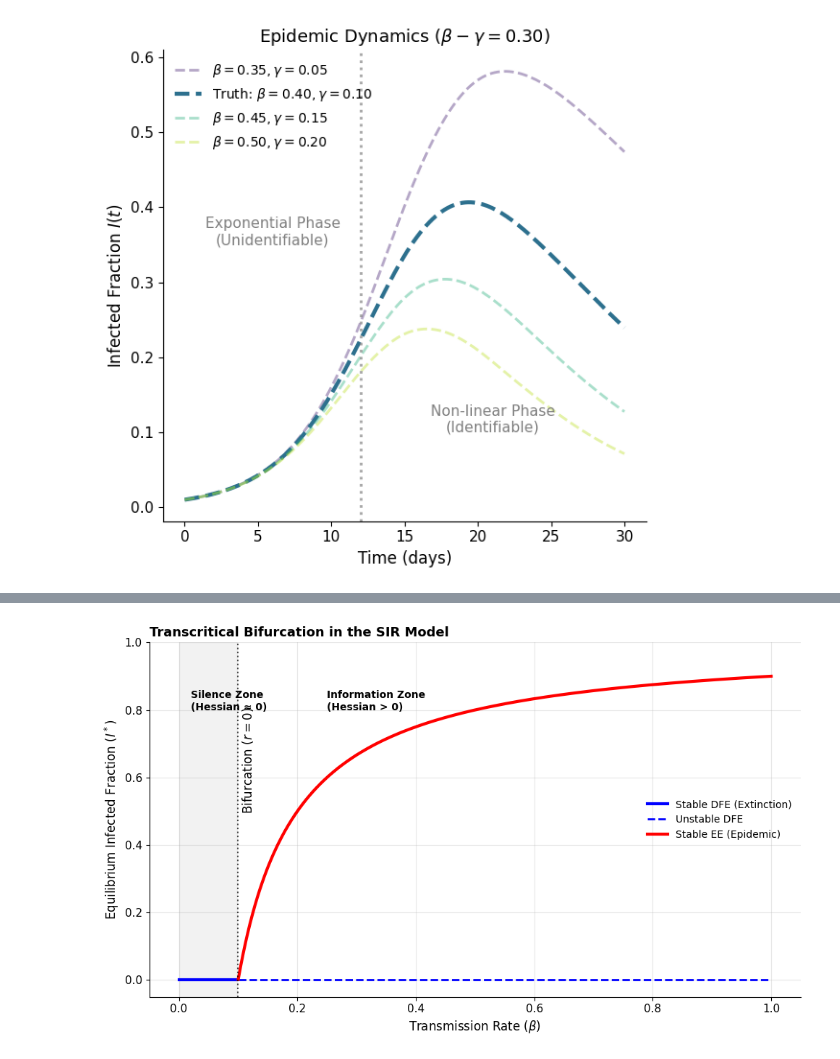
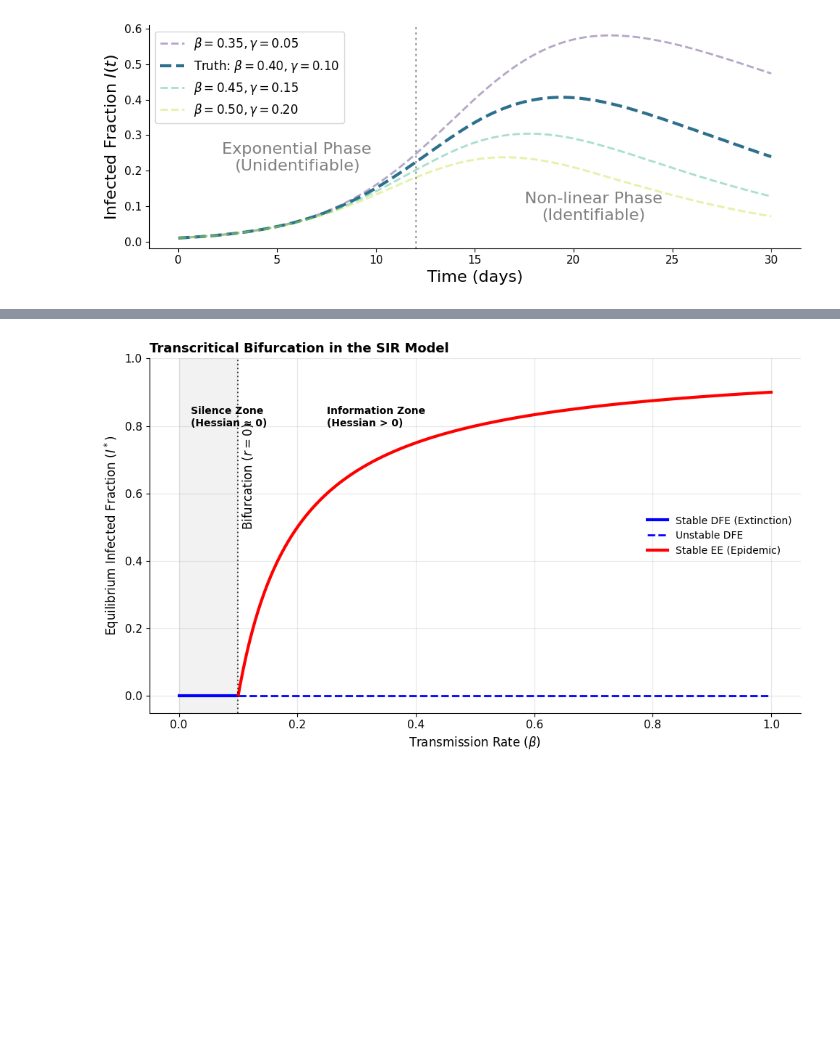
Before and after one commit to dletoneiva/cepi_pinn, a Jupyter notebook: nature_paper_with_storytelling_20260224.ipynb, the cells around one changed output, grey strips where cells are left out. Saved outputs shown, nothing was run; the diff lists cells and outputs as text; code cells hidden in the pictures; blank space fills up the shorter version.

```diff
--- a/nature_paper_with_storytelling_20260224.ipynb
+++ b/nature_paper_with_storytelling_20260224.ipynb
@@ -39,14 +39,14 @@ from scipy.integrate import solve_ivp
 plt.rcParams.update({
     'font.family': 'sans-serif',
     'font.sans-serif': ['Arial', 'Helvetica', 'DejaVu Sans'],
-    'font.size': 12,
-    'axes.labelsize': 12,
+    'font.size': 14,
+    'axes.labelsize': 16,
     'axes.titlesize': 13,
     'axes.spines.top': False,
     'axes.spines.right': False,
     'xtick.labelsize': 11,
     'ytick.labelsize': 11,
-    'legend.fontsize': 10,
+    'legend.fontsize': 12, # Increased legend font size
     'figure.dpi': 300
 })
 
@@ -64,7 +64,7 @@ def sir(t, y, b, g):
     return [-b * S * I, b * S * I - g * I, g * I]
 
 def plot_figure_1_corrected():
-    fig, ax = plt.subplots(figsize=(6, 6), dpi=100)
+    fig, ax = plt.subplots(figsize=(10, 4), dpi=100)
 
     # Pairs (beta, gamma) that keep r = 0.30 constant
     ambiguous_pairs = [
@@ -75,37 +75,37 @@ def plot_figure_1_corrected():
     ]
 
     colors = plt.cm.viridis(np.linspace(0.1, 0.9, len(ambiguous_pairs)))
 
     for (b, g), color in zip(ambiguous_pairs, colors):
         sol = solve_ivp(sir, [0, t_max], y0, args=(b, g), t_eval=t_eval)
         lw = 3.0 if b == beta_true else 2.0
         alpha = 1.0 if b == beta_true else 0.4
 
         label_str = rf'Truth: $\beta={b:.2f}, \gamma={g:.2f}$' if b == beta_true else rf'$\beta={b:.2f}, \gamma={g:.2f}$'
 
         ax.plot(t_eval, sol.y[1], color=color, lw=lw, ls='--', alpha=alpha, label=label_str)
 
     # --- START OF REGIME MARKING ---
     t_transition = 12 # Breakpoint of linear approximation
 
     # Dividing Line
     ax.axvline(x=t_transition, color='gray', linestyle=':', lw=2, alpha=0.7)
 
     # Texts demarcating zones
-    ax.text(t_transition / 2, 0.35, 'Exponential Phase\n(Unidentifiable)',
-            horizontalalignment='center', color='gray', fontsize=11)
-    ax.text(t_transition + (t_max - t_transition)/2, 0.1, 'Non-linear Phase\n(Identifiable)',
-            horizontalalignment='center', color='gray', fontsize=11)
+    ax.text(t_transition / 2, 0.2, 'Exponential Phase\n(Unidentifiable)',
+            horizontalalignment='center', color='gray', fontsize=16)
+    ax.text(t_transition + (t_max - t_transition)/2, 0.06, 'Non-linear Phase\n(Identifiable)',
+            horizontalalignment='center', color='gray', fontsize=16)
     # --- END OF REGIME MARKING ---
 
-    ax.set_title(rf'Epidemic Dynamics ($β - γ = {r_true:.2f}$)')
+    # ax.set_title(rf'Epidemic Dynamics ($β - γ = {r_true:.2f}$)') # Removed title
     ax.set_xlabel('Time (days)')
     ax.set_ylabel('Infected Fraction $I(t)$')
-    ax.legend(frameon=False, loc='upper left')
+    ax.legend(frameon=True, loc='upper left', facecolor='white') # Added white background and frame
 
     plt.tight_layout()
     plt.show()
 
 plot_figure_1_corrected()
 # %% [output]
-[figure, old version]
+[figure, new version]
```
Also changed, not shown: parts of 13 cells of this notebook.
